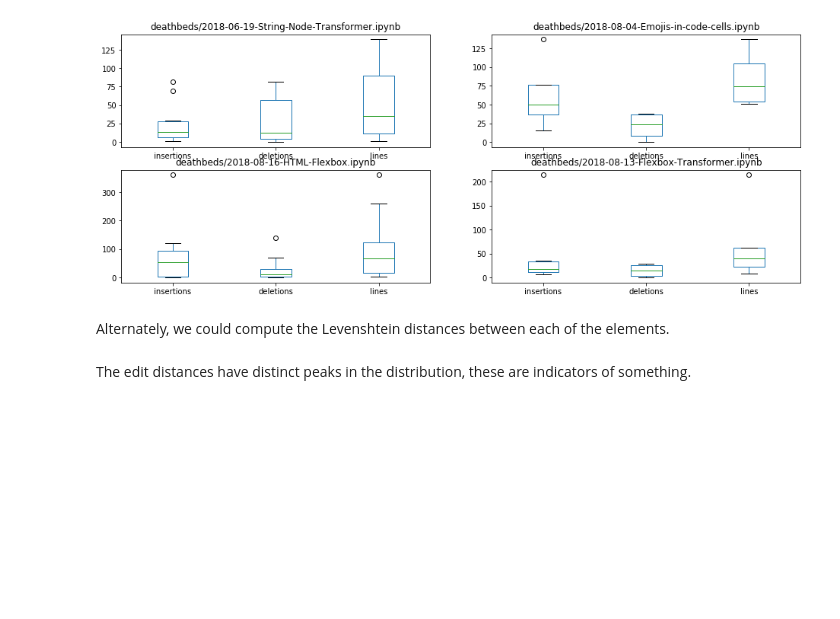
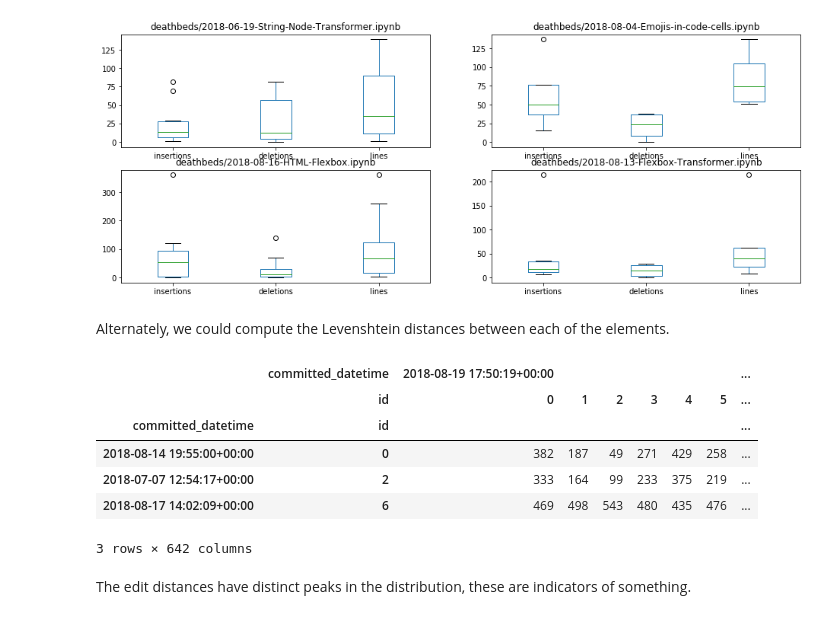
Before and after one commit to deathbeds/deathbeds.github.io, a Jupyter notebook: deathbeds/2018-08-29-Coincident-notebooks.ipynb, the cells around one changed output. Saved outputs shown, nothing was run; the diff lists cells and outputs as text; code cells hidden in the pictures; blank space fills up the shorter version.

Commit message:
Sample the distance dataframe

```diff
--- a/deathbeds/2018-08-29-Coincident-notebooks.ipynb
+++ b/deathbeds/2018-08-29-Coincident-notebooks.ipynb
@@ -58,6 +58,16 @@ Alternately, we could compute the Levenshtein distances between each of the elem
     Δ = pandas.DataFrame(
         np.vectorize(distance)(sources[None,:], sources[:, None]), sources, sources
     ).loc[df.source].apply(lambda s: s.loc[df.source], axis=1).set_index(df.index).set_axis(df.index, inplace=False, axis=1)
+# %%
+    Δ.sample(3)
+# %% [output]
+|  | committed_datetime | 2018-08-19 17:50:19+00:00 |  |  |  |  |  | ... |
+|  | id | 0 | 1 | 2 | 3 | 4 | 5 | ... |
+| committed_datetime | id |  |  |  |  |  |  | ... |
+| 2018-08-14 19:55:00+00:00 | 0 | 382 | 187 | 49 | 271 | 429 | 258 | ... |
+| 2018-07-07 12:54:17+00:00 | 2 | 333 | 164 | 99 | 233 | 375 | 219 | ... |
+| 2018-08-17 14:02:09+00:00 | 6 | 469 | 498 | 543 | 480 | 435 | 476 | ... |
+3 rows × 642 columns
 # %% [markdown]
 The edit distances have distinct peaks in the distribution, these are indicators of something.
 # %%
```
